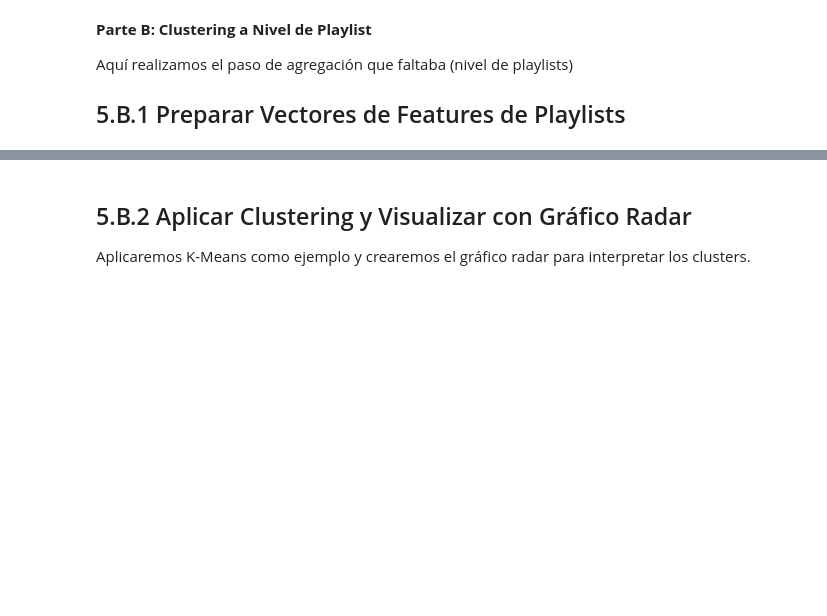
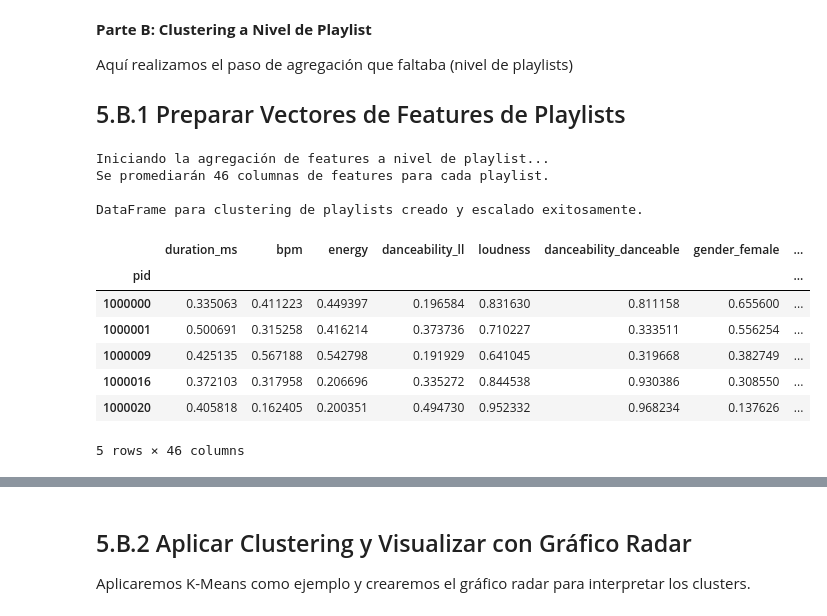
Before and after one commit to fabianlgomez/mpd-PlaylistSimilarity-unal, a Jupyter notebook: associationRules&Clustering.ipynb, the cells around one changed output, grey strips where cells are left out. Drawn from its saved outputs; the diff is of its cells as text; code cells hidden in the pictures; blank space fills up the shorter version.

```diff
--- a/associationRules&Clustering.ipynb
+++ b/associationRules&Clustering.ipynb
@@ -834,31 +834,44 @@ Aquí realizamos el paso de agregación que faltaba (nivel de playlists)
 # --- 5.B.1 Agregación a Nivel de Playlist ---
 print("Iniciando la agregación de features a nivel de playlist...")
 # Seleccionar columnas numéricas de audio
-numerical_cols = tracks_for_clustering.columns
+numerical_cols = tracks_umap.columns
 
 # --- LA CORRECCIÓN ESTÁ AQUÍ ---
 # 1. Seleccionamos SOLO las columnas numéricas del DataFrame que vamos a agrupar.
 numerical_cols_all = df_processed.select_dtypes(include=np.number).columns
 
 # 2. Excluimos explícitamente las columnas que son numéricas pero NO son features de audio.
 #    No tiene sentido promediar el 'pid', la 'pos' o la bandera 'was_imputed'.
 cols_to_exclude = ['pid', 'pos', 'was_imputed']
 numerical_features = [col for col in numerical_cols_all if col not in cols_to_exclude]
 
 print(f"Se promediarán {len(numerical_features)} columnas de features para cada playlist.")
 
 
 # 3. Agrupamos por playlist (pid) y calculamos la media usando la lista de columnas correcta.
 #    Esta operación ahora solo funcionará con verdaderas features numéricas.
 playlist_features_df = df_processed.groupby('pid')[numerical_features].mean()
 
 
 # ¡Importante! El resto del código ya estaba bien.
 # Debemos escalar estas nuevas features agregadas para que los algoritmos de clustering funcionen bien.
 scaler_playlist = MinMaxScaler()
 playlist_features_scaled = scaler_playlist.fit_transform(playlist_features_df)
 playlist_features_scaled_df = pd.DataFrame(playlist_features_scaled, index=playlist_features_df.index, columns=playlist_features_df.columns)
 
 
 print("\nDataFrame para clustering de playlists creado y escalado exitosamente.")
 display(playlist_features_scaled_df.head())
+# %% [output]
+Iniciando la agregación de features a nivel de playlist...
+Se promediarán 46 columnas de features para cada playlist.
+
+DataFrame para clustering de playlists creado y escalado exitosamente.
+|  | duration_ms | bpm | energy | danceability_ll | loudness | danceability_danceable | gender_female | ... |
+| pid |  |  |  |  |  |  |  | ... |
+| 1000000 | 0.335063 | 0.411223 | 0.449397 | 0.196584 | 0.831630 | 0.811158 | 0.655600 | ... |
+| 1000001 | 0.500691 | 0.315258 | 0.416214 | 0.373736 | 0.710227 | 0.333511 | 0.556254 | ... |
+| 1000009 | 0.425135 | 0.567188 | 0.542798 | 0.191929 | 0.641045 | 0.319668 | 0.382749 | ... |
+| 1000016 | 0.372103 | 0.317958 | 0.206696 | 0.335272 | 0.844538 | 0.930386 | 0.308550 | ... |
+| 1000020 | 0.405818 | 0.162405 | 0.200351 | 0.494730 | 0.952332 | 0.968234 | 0.137626 | ... |
+5 rows × 46 columns
```
Also changed, not shown: parts of 5 cells of this notebook.
